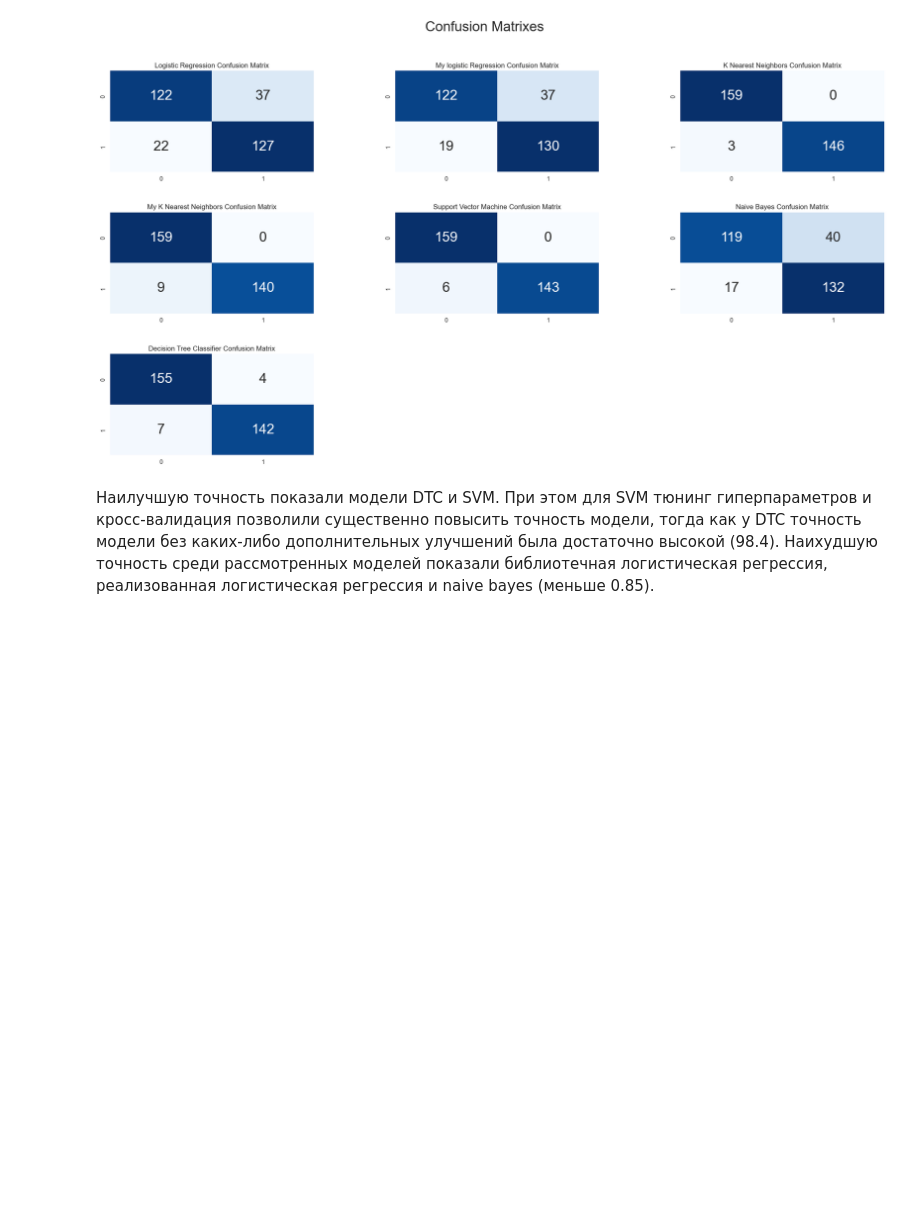
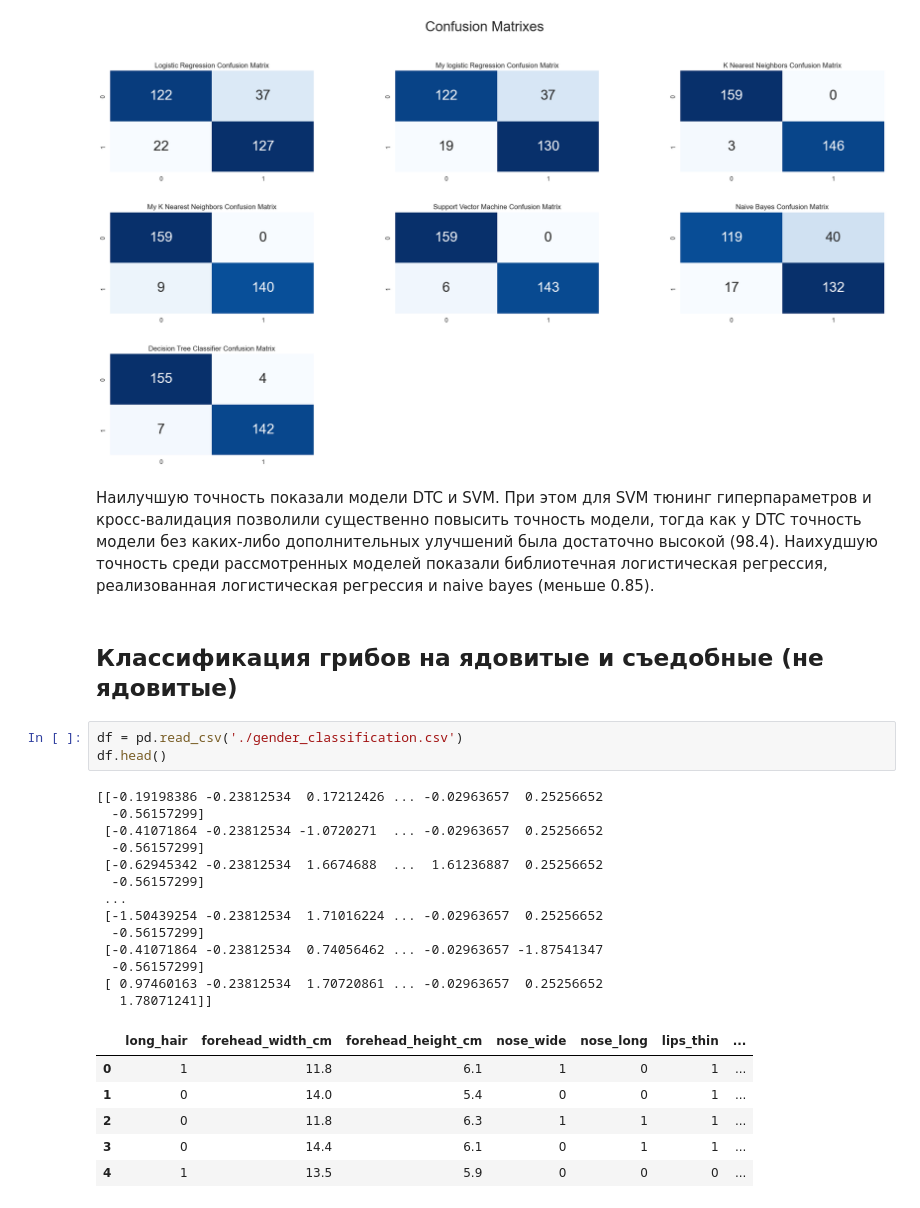
Before and after one commit to katevi/Introduction-to-ML, a Jupyter notebook: lab2/heart_disease_analysis.ipynb, the cells around one changed output. Saved outputs shown, nothing was run; the diff lists cells and outputs as text; blank space fills up the shorter version.

```diff
--- a/lab2/heart_disease_analysis.ipynb
+++ b/lab2/heart_disease_analysis.ipynb
@@ -734,3 +752,28 @@ plt.show()
 [figure]
 # %% [markdown]
 Наилучшую точность показали модели DTC и SVM. При этом для SVM тюнинг гиперпараметров и кросс-валидация позволили существенно повысить точность модели, тогда как у DTC точность модели без каких-либо дополнительных улучшений была достаточно высокой (98.4). Наихудшую точность среди рассмотренных моделей показали библиотечная логистическая регрессия, реализованная логистическая регрессия и naive bayes (меньше 0.85).
+# %% [markdown]
+## Классификация грибов на ядовитые и съедобные (не ядовитые)
+# %%
+df = pd.read_csv('./gender_classification.csv')
+df.head()
+# %% [output]
+[[-0.19198386 -0.23812534  0.17212426 ... -0.02963657  0.25256652
+  -0.56157299]
+ [-0.41071864 -0.23812534 -1.0720271  ... -0.02963657  0.25256652
+  -0.56157299]
+ [-0.62945342 -0.23812534  1.6674688  ...  1.61236887  0.25256652
+  -0.56157299]
+ ...
+ [-1.50439254 -0.23812534  1.71016224 ... -0.02963657  0.25256652
+  -0.56157299]
+ [-0.41071864 -0.23812534  0.74056462 ... -0.02963657 -1.87541347
+  -0.56157299]
+ [ 0.97460163 -0.23812534  1.70720861 ... -0.02963657  0.25256652
+   1.78071241]]
+|  | long_hair | forehead_width_cm | forehead_height_cm | nose_wide | nose_long | lips_thin | ... |
+| 0 | 1 | 11.8 | 6.1 | 1 | 0 | 1 | ... |
+| 1 | 0 | 14.0 | 5.4 | 0 | 0 | 1 | ... |
+| 2 | 0 | 11.8 | 6.3 | 1 | 1 | 1 | ... |
+| 3 | 0 | 14.4 | 6.1 | 0 | 1 | 1 | ... |
+| 4 | 1 | 13.5 | 5.9 | 0 | 0 | 0 | ... |
```
Also changed, not shown: parts of 15 cells of this notebook.
